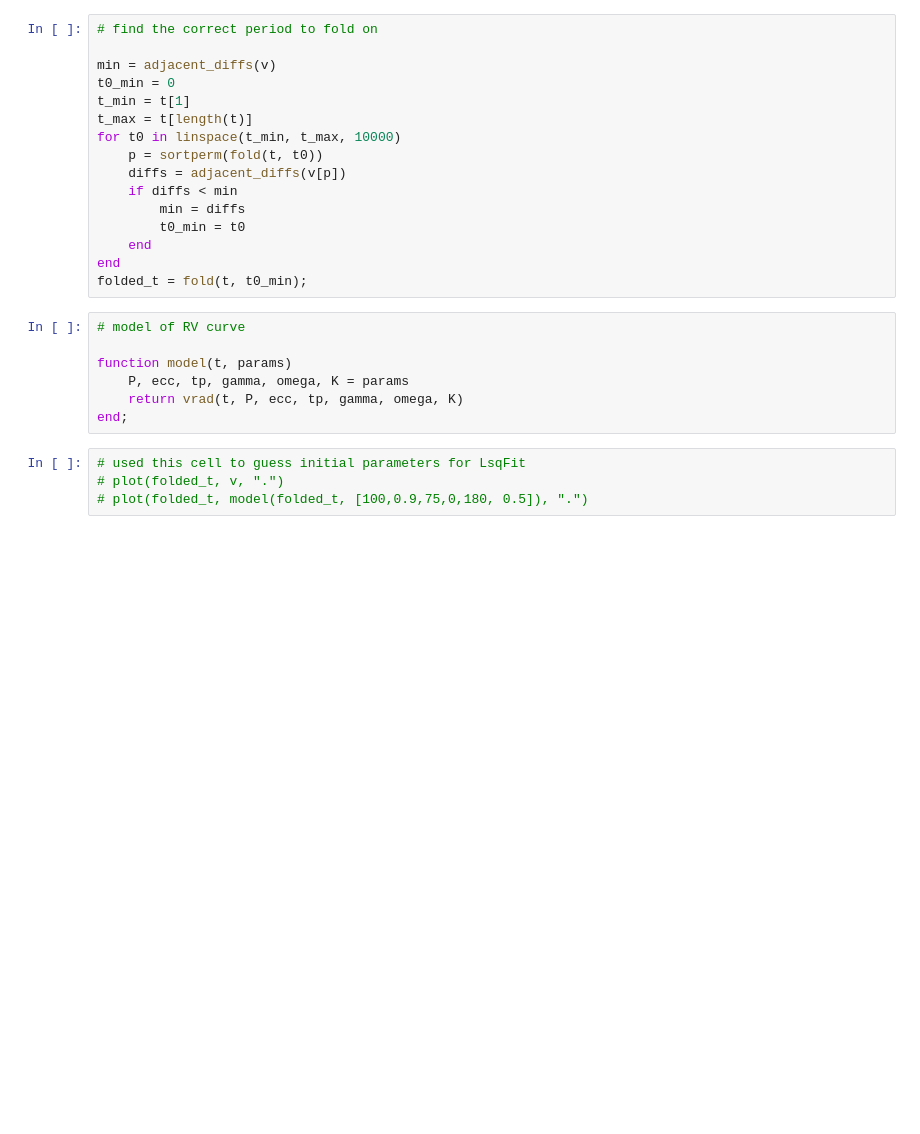
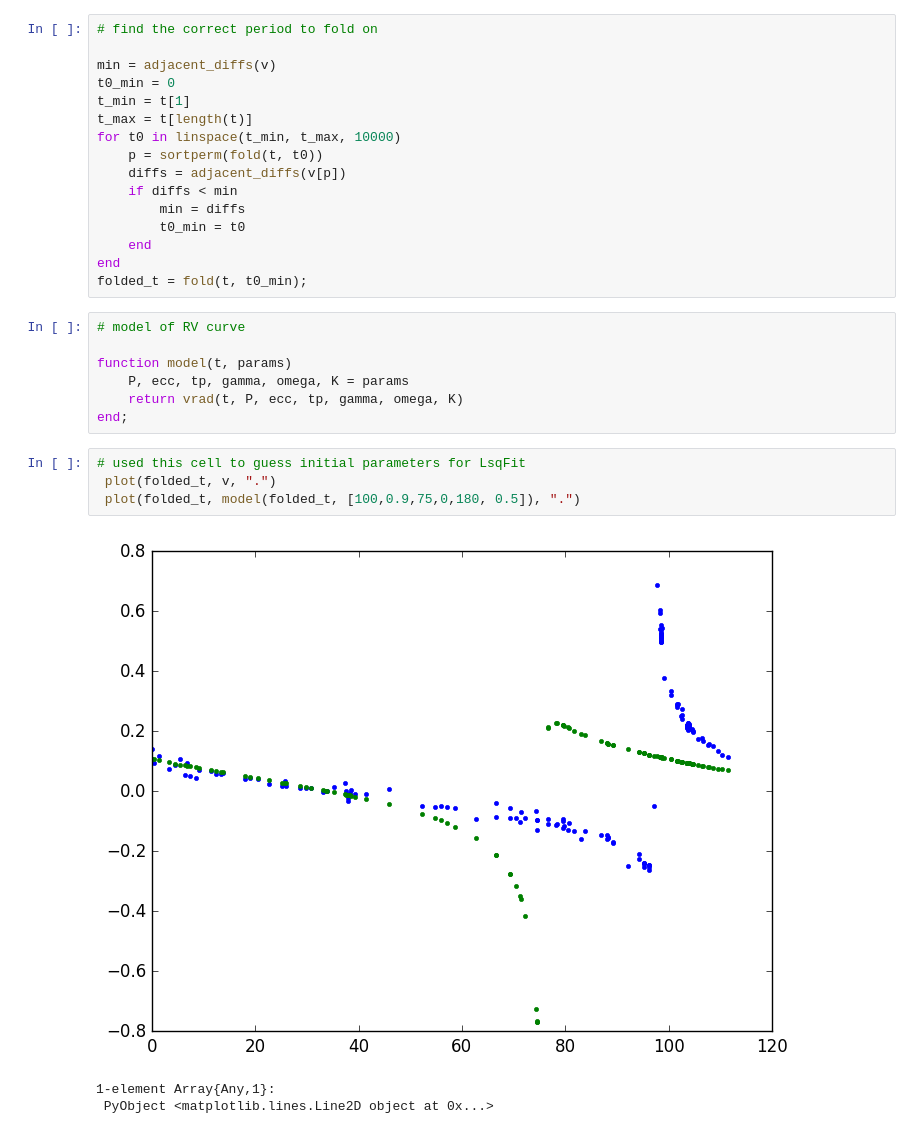
Before and after one commit to jlustigy/ExoJulia, a Jupyter notebook: winter17/hw2/gordon/FitDoppler.ipynb, the cells around one changed output. Drawn from its saved outputs; the diff is of its cells as text; blank space fills up the shorter version.

```diff
--- a/winter17/hw2/gordon/FitDoppler.ipynb
+++ b/winter17/hw2/gordon/FitDoppler.ipynb
@@ -57,8 +61,12 @@ function model(t, params)
 end;
 # %%
 # used this cell to guess initial parameters for LsqFit
-# plot(folded_t, v, ".")
-# plot(folded_t, model(folded_t, [100,0.9,75,0,180, 0.5]), ".")
+ plot(folded_t, v, ".")
+ plot(folded_t, model(folded_t, [100,0.9,75,0,180, 0.5]), ".")
+# %% [output]
+[figure, added]
+1-element Array{Any,1}:
+ PyObject <matplotlib.lines.Line2D object at 0x...>
 # %%
 # fit using LsqFit
 
```
Also changed, not shown: parts of 3 cells of this notebook, 1 other file.
